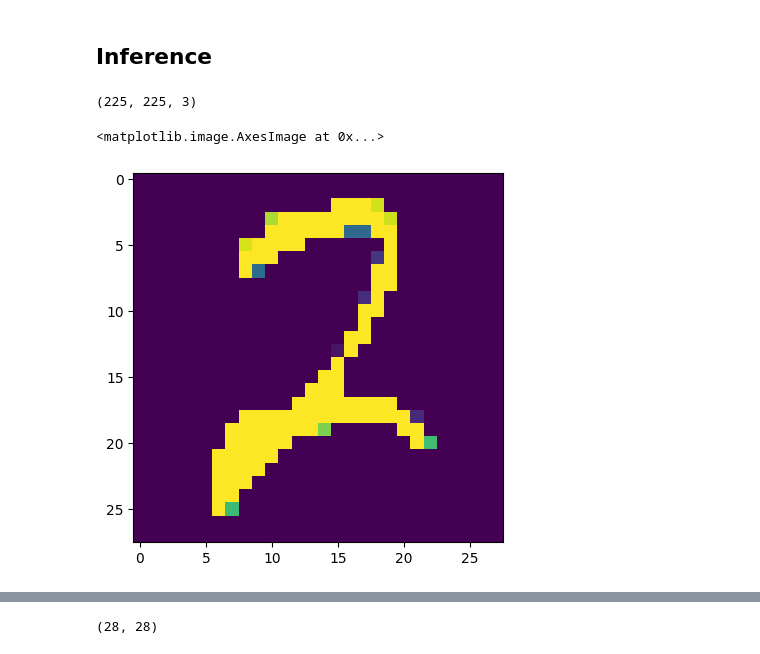
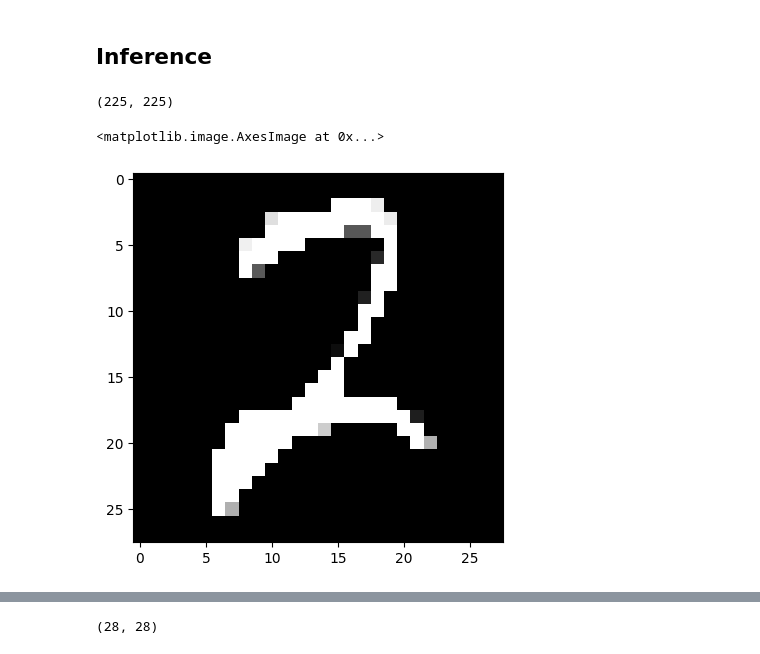
Before and after one commit to shahmustafa/mnist, a Jupyter notebook: mnist_model_pre.ipynb, the cells around one changed output, grey strips where cells are left out. Saved outputs shown, nothing was run; the diff lists cells and outputs as text; code cells hidden in the pictures.

```diff
--- a/mnist_model_pre.ipynb
+++ b/mnist_model_pre.ipynb
@@ -284,13 +283,14 @@ gray = cv2.cvtColor(img, cv2.COLOR_BGR2GRAY)
 blurred = cv2.GaussianBlur(gray, (21,21), 0)
 thresh = cv2.threshold(blurred, 110, 255, cv2.THRESH_BINARY_INV)[1]
 # %%
-img.shape
+thresh.shape
 # %% [output]
-(225, 225, 3)
+(225, 225)
 # %%
 thresh = cv2.resize(thresh, (28,28))
 # %%
-plt.imshow(thresh)
+# plt.imshow(thresh)
+plt.imshow(thresh, cmap=plt.get_cmap('gray'))
 # %% [output]
 <matplotlib.image.AxesImage at 0x...>
-[figure, old version]
+[figure, new version]
```
Also changed, not shown: parts of 5 cells of this notebook.
